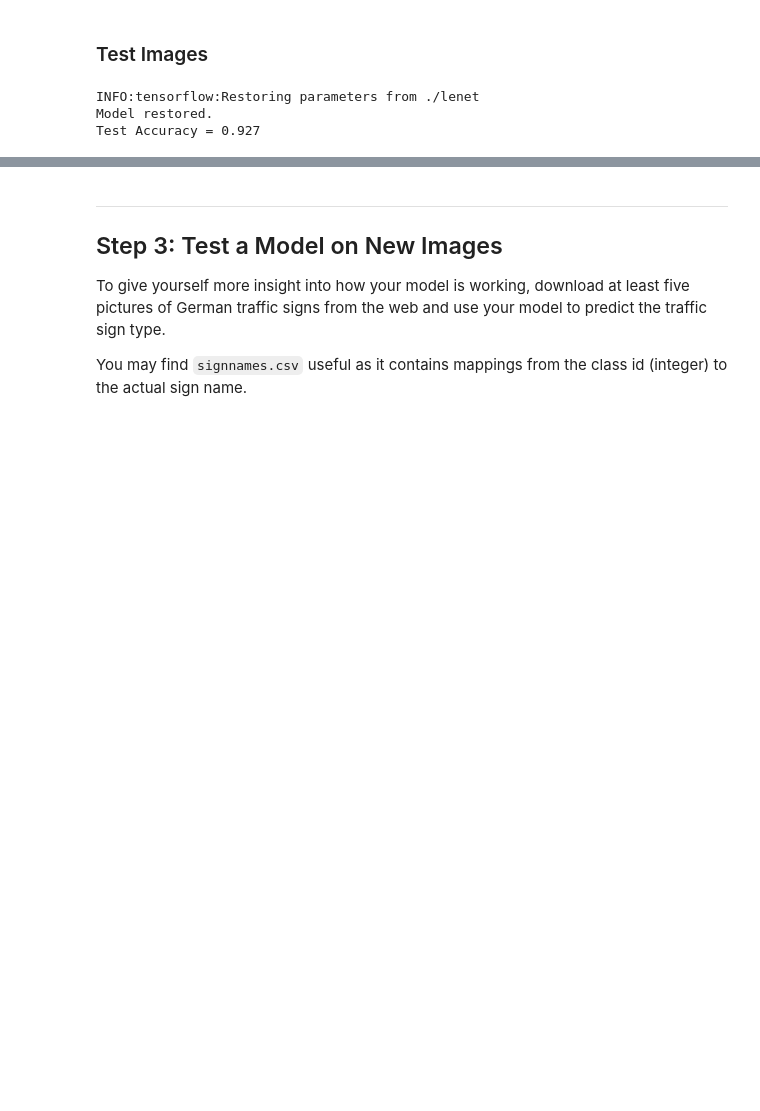
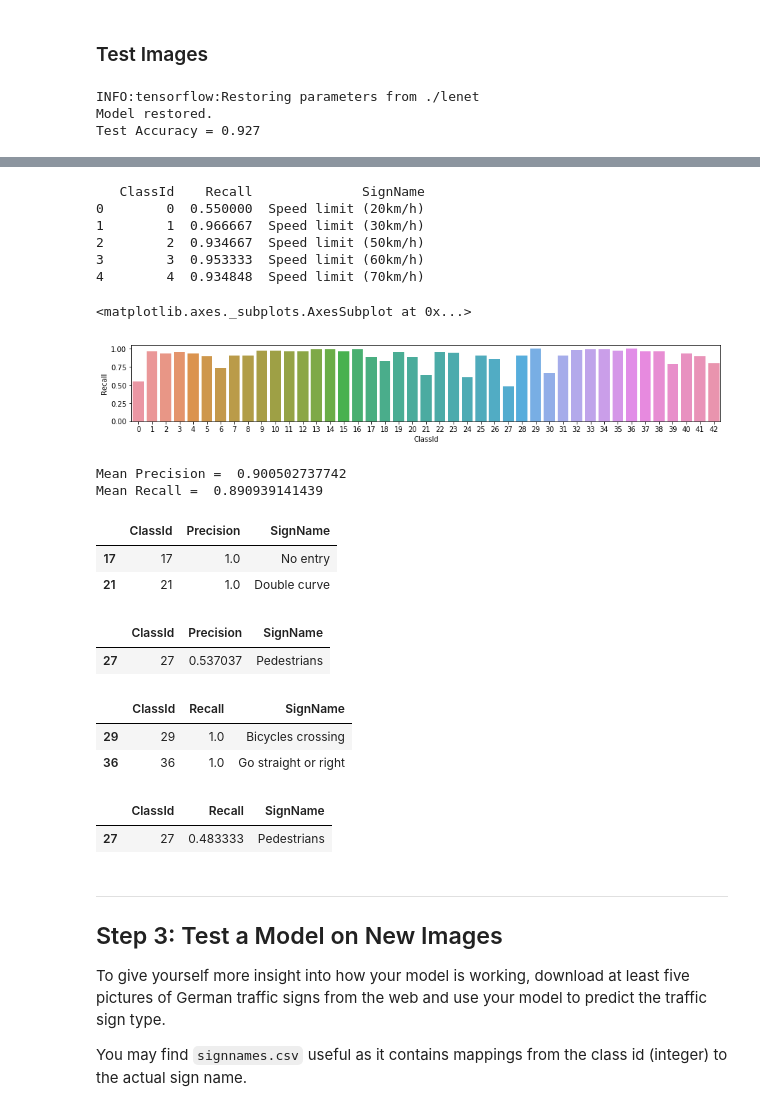
Before and after one commit to samiriff/CarND-Traffic-Sign-Classifier-Project, a Jupyter notebook: Traffic_Sign_Classifier.ipynb, the cells around one changed output, grey strips where cells are left out. Saved outputs shown, nothing was run; the diff lists cells and outputs as text; code cells hidden in the pictures; blank space fills up the shorter version.

```diff
--- a/Traffic_Sign_Classifier.ipynb
+++ b/Traffic_Sign_Classifier.ipynb
@@ -611,3 +642,45 @@ Model restored
+# %%
+recall_df = pd.DataFrame(recall, columns=['Recall']).reset_index().rename(str, {'index': 'ClassId'}).merge(sign_labels_df, on='ClassId')
+print(recall_df.head())
+plt.figure(figsize=(15, 2))
+sns.barplot(x='ClassId', y='Recall', data=recall_df)
+# %% [output]
+   ClassId    Recall              SignName
+0        0  0.550000  Speed limit (20km/h)
+1        1  0.966667  Speed limit (30km/h)
+2        2  0.934667  Speed limit (50km/h)
+3        3  0.953333  Speed limit (60km/h)
+4        4  0.934848  Speed limit (70km/h)
+<matplotlib.axes._subplots.AxesSubplot at 0x...>
+[figure, added]
+# %%
+print("Mean Precision = ", precision.mean())
+print("Mean Recall = ", recall.mean())
+# %% [output]
+Mean Precision =  0.900502737742
+Mean Recall =  0.890939141439
+# %%
+precision_df[precision_df['Precision'] == precision_df['Precision'].max()]
+# %% [output]
+|  | ClassId | Precision | SignName |
+| 17 | 17 | 1.0 | No entry |
+| 21 | 21 | 1.0 | Double curve |
+# %%
+precision_df[precision_df['Precision'] == precision_df['Precision'].min()]
+# %% [output]
+|  | ClassId | Precision | SignName |
+| 27 | 27 | 0.537037 | Pedestrians |
+# %%
+recall_df[recall_df['Recall'] == recall_df['Recall'].max()]
+# %% [output]
+|  | ClassId | Recall | SignName |
+| 29 | 29 | 1.0 | Bicycles crossing |
+| 36 | 36 | 1.0 | Go straight or right |
+# %%
+recall_df[recall_df['Recall'] == recall_df['Recall'].min()]
+# %% [output]
+|  | ClassId | Recall | SignName |
+| 27 | 27 | 0.483333 | Pedestrians |
 # %% [markdown]
 ---
 
```
Also changed, not shown: parts of 3 cells of this notebook, 3 other files.
